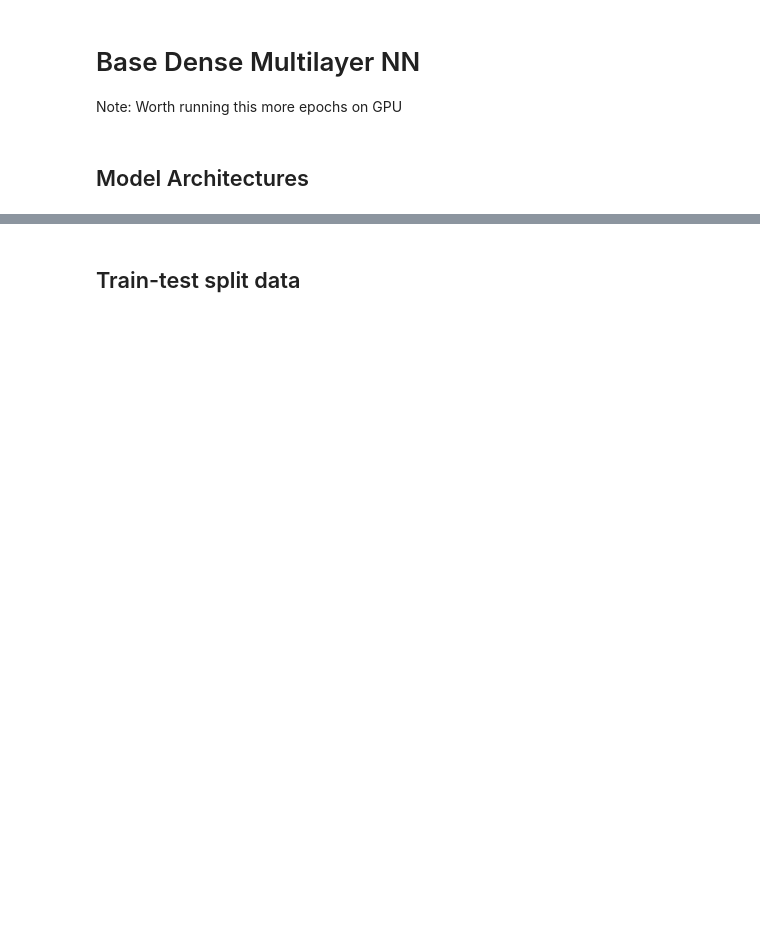
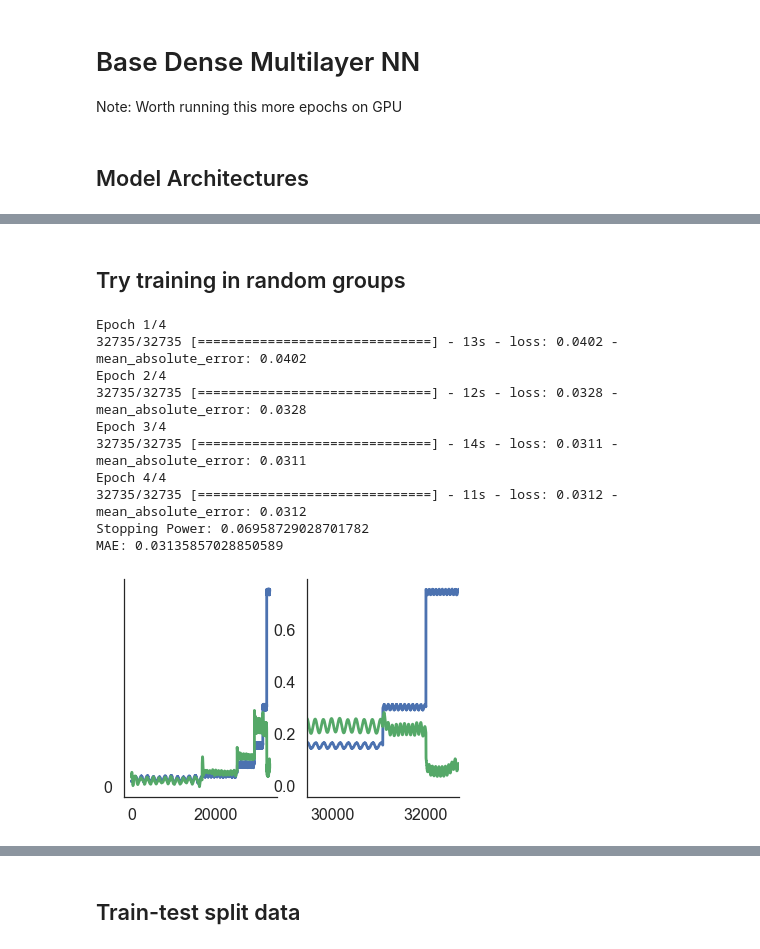
Before and after one commit to globus-labs/stopping-power-ml, a Jupyter notebook: neural.ipynb, the cells around one changed output, grey strips where cells are left out. Cells and saved outputs as stored; diff of their text form; code cells hidden in the pictures; blank space fills up the shorter version.

```diff
--- a/neural.ipynb
+++ b/neural.ipynb
@@ -210,0 +303,35 @@ def get_mlp_deep(activation="linear"):
+# %% [markdown]
+## Try training in random groups
+# %%
+#Instantiate Model
+model = get_mlp_deep(X_si)
+epochs = 4
+
+X_train = []
+y_train = []
+for df in dfs_si_train:
+    (X_tr, y_tr) = get_data_columns(df)
+    X_train.append(X_tr)
+    y_train.append(y_tr)
+
+X_train = np.vstack(X_train)
+y_train = np.concatenate(y_train)
+
+
+model, r = transfer_train(model, X_train, y_train,splits=[len(X_train)], batch_size=100, epochs=epochs)
+
+preds, mae, sp = predict_summarize([model], X_train, y_train)
+print("Stopping Power: {} \nMAE: {}".format(sp,mae))
+summary_plots(preds, y_train)
+# %% [output]
+Epoch 1/4
+32735/32735 [==============================] - 13s - loss: 0.0402 - mean_absolute_error: 0.0402
+Epoch 2/4
+32735/32735 [==============================] - 12s - loss: 0.0328 - mean_absolute_error: 0.0328
+Epoch 3/4
+32735/32735 [==============================] - 14s - loss: 0.0311 - mean_absolute_error: 0.0311
+Epoch 4/4
+32735/32735 [==============================] - 11s - loss: 0.0312 - mean_absolute_error: 0.0312
+Stopping Power: 0.06958729028701782
+MAE: 0.03135857028850589
+[figure, added]
```
Also changed, not shown: parts of 15 cells of this notebook.
